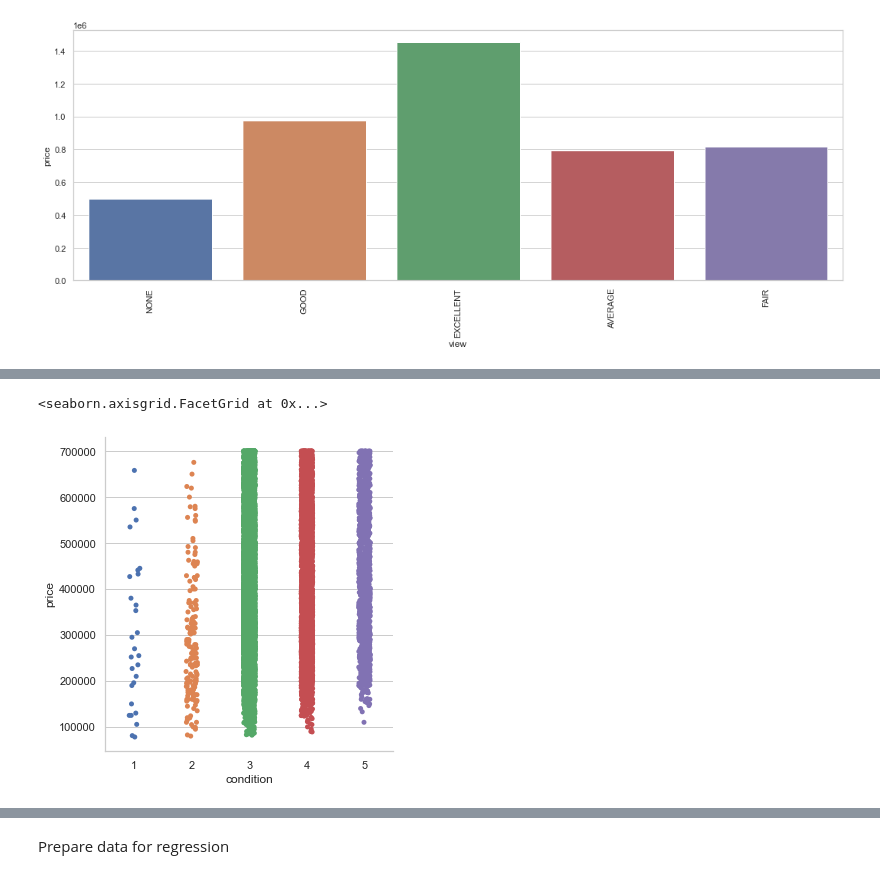
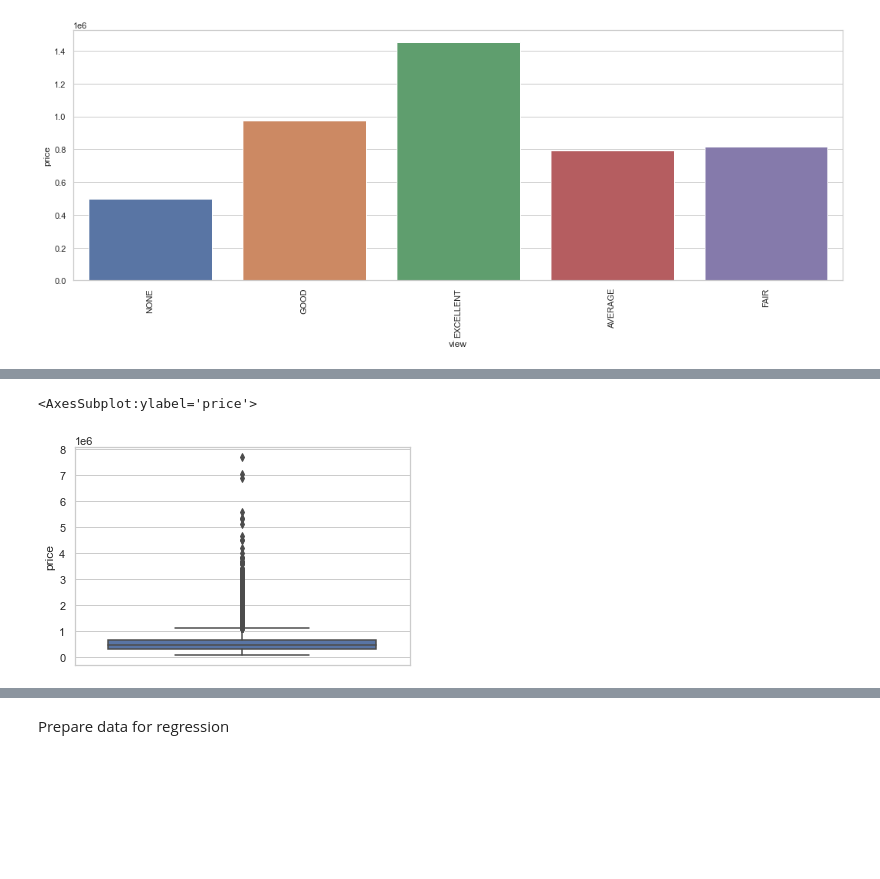
Before and after one commit to Jyve00/King-County-Housing-, a Jupyter notebook: notebooks/Stephen/data_clean.ipynb, the cells around one changed output, grey strips where cells are left out. Saved outputs shown, nothing was run; the diff lists cells and outputs as text; code cells hidden in the pictures; blank space fills up the shorter version.

```diff
--- a/notebooks/Stephen/data_clean.ipynb
+++ b/notebooks/Stephen/data_clean.ipynb
@@ -121,0 +231,5 @@ Name: price, Length: 21597, dtype: float64
+# %%
+# converting catogorical data to numeric
+
+my_df['condition'].replace({ 'Poor': 1, 'Fair': 2, 'Average': 3, 'Good': 4, 'Very Good': 5}, inplace=True)
+my_df['condition'].value_counts()
@@ -121,0 +243,3 @@ Name: price, Length: 21597, dtype: float64
+# %%
+# new column for 'grade' as catogory
+my_df['cat_grade'] = my_df['grade'].astype('category')
@@ -121,0 +266,5 @@ Name: price, Length: 21597, dtype: float64
+# %%
+# extracting just numerical value for grade rating
+my_df['grade'] = my_df['grade'].str.split(' ').str[0].astype(int)
+
+my_df['grade'] = my_df['grade'].astype('category').cat.codes
@@ -123,0 +300,2 @@ Plotting to see what the data looks like
+# %%
+my_df['cat_zipcode'] = my_df['zipcode'].astype('category')
@@ -270,5 +499,5 @@ fig.show()
 # %%
-sns.catplot(x='condition', y='price', data=q_df)
+sns.boxplot(y=my_df.price)
 # %% [output]
-<seaborn.axisgrid.FacetGrid at 0x...>
+<AxesSubplot:ylabel='price'>
-[figure, old version]
+[figure, new version]
```
Also changed, not shown: parts of 61 cells of this notebook.
